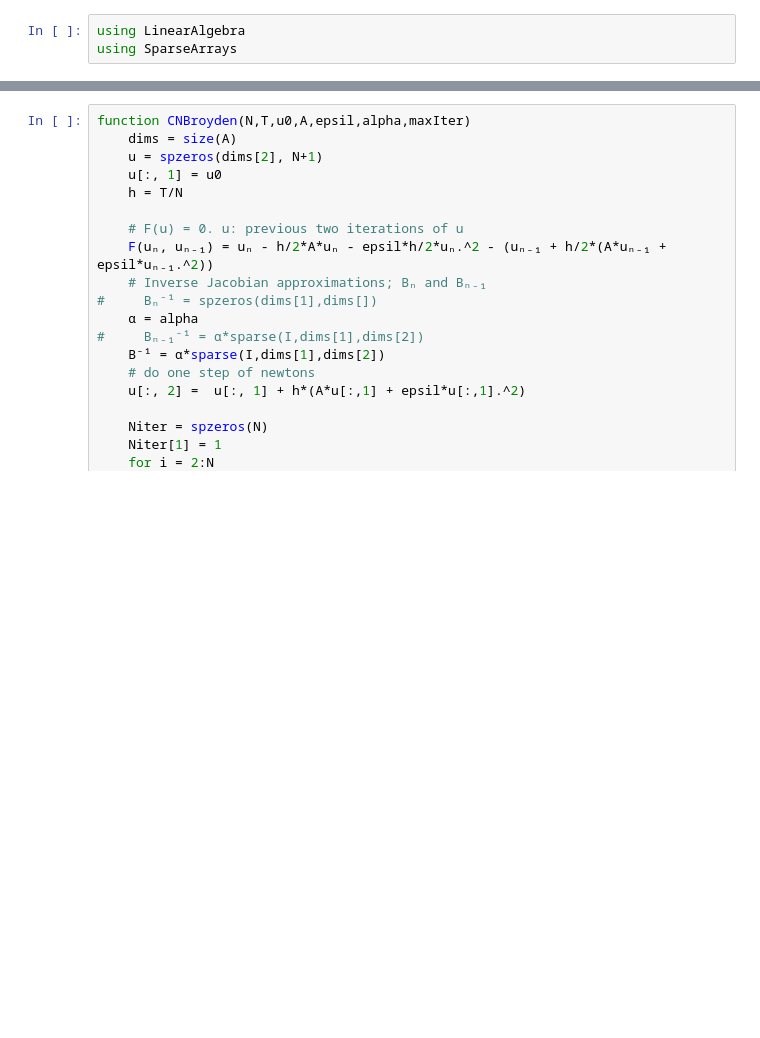
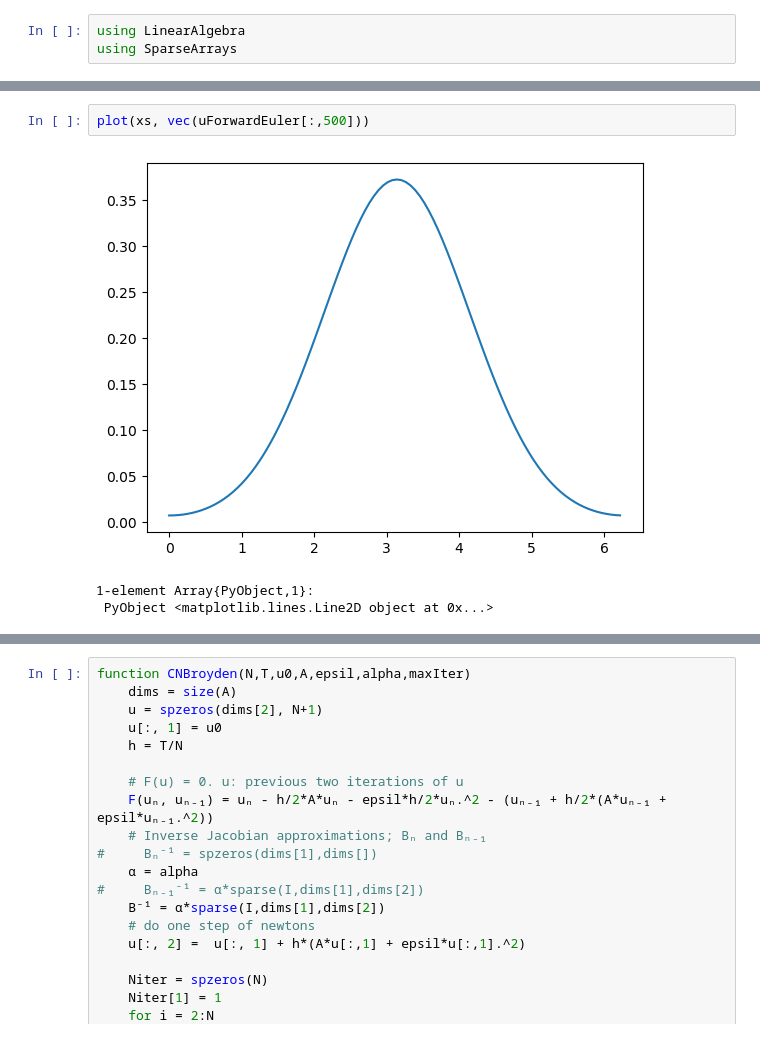
Before and after one commit to kevin-corcoran/228a, a Jupyter notebook: HW6.ipynb, the cells around one changed output, grey strips where cells are left out. Saved outputs shown, nothing was run; the diff lists cells and outputs as text; blank space fills up the shorter version.

```diff
--- a/HW6.ipynb
+++ b/HW6.ipynb
@@ -64 +64,7 @@ plot(xs,vec(uForwardEuler[:,N]),"r-")
  PyObject <matplotlib.lines.Line2D object at 0x...>
+# %%
+plot(xs, vec(uForwardEuler[:,500]))
+# %% [output]
+[figure, added]
+1-element Array{PyObject,1}:
+ PyObject <matplotlib.lines.Line2D object at 0x...>
```
Also changed, not shown: parts of 5 cells of this notebook.
